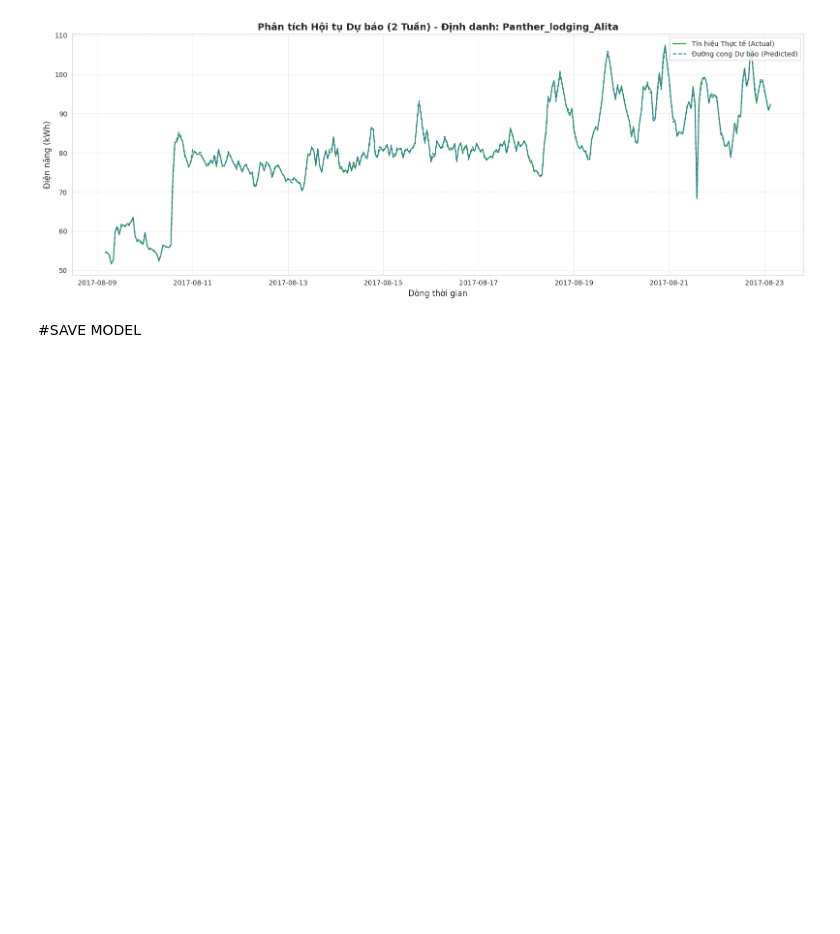
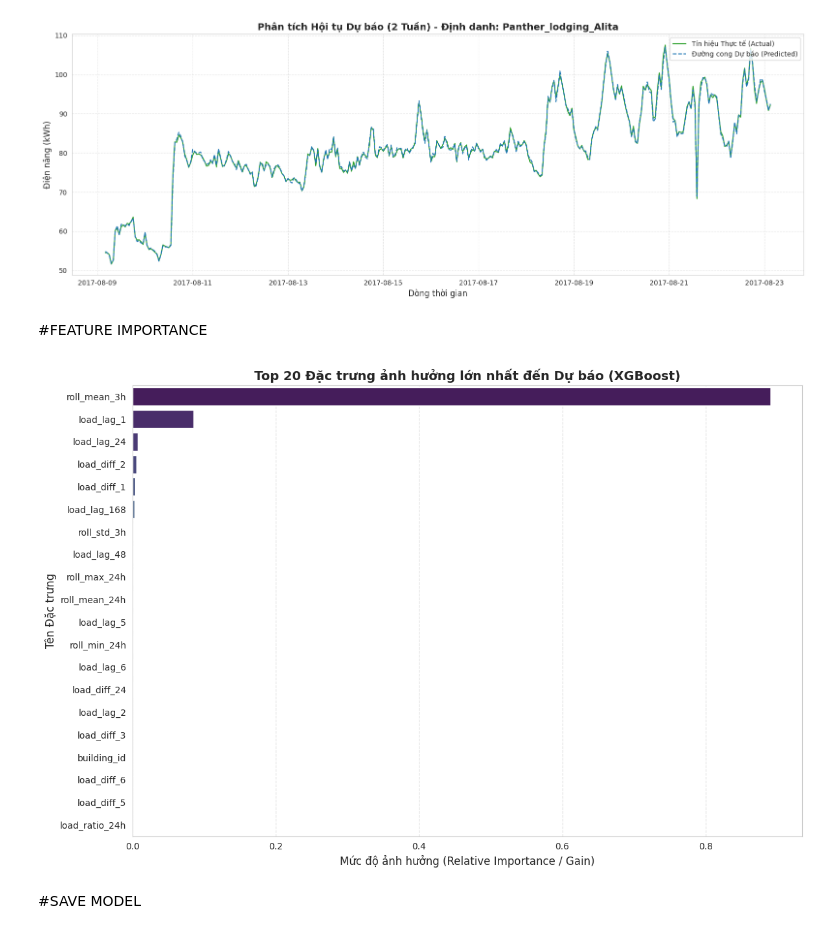
Before and after one commit to huyxuantruong1411/Energy-Anomaly-Detection, a Jupyter notebook: Code/Demo_XGBoost_5.ipynb, the cells around one changed output. Saved outputs shown, nothing was run; the diff lists cells and outputs as text; code cells hidden in the pictures; blank space fills up the shorter version.

Commit message:
add feature importance

```diff
--- a/Code/Demo_XGBoost_5.ipynb
+++ b/Code/Demo_XGBoost_5.ipynb
@@ -430,6 +430,39 @@ plt.tight_layout()
 plt.show()
 # %% [output]
 [figure]
+# %% [markdown]
+#FEATURE IMPORTANCE
+# %%
+# Lấy độ quan trọng của các đặc trưng từ mô hình XGBoost đã huấn luyện
+importances = final_model.feature_importances_
+
+# Tạo DataFrame để dễ dàng sắp xếp và trực quan hóa
+feature_importance_df = pd.DataFrame({
+    'Feature': features,
+    'Importance': importances
+})
+# %%
+# Sắp xếp giảm dần và lấy Top 20 đặc trưng quan trọng nhất
+top_n = 20
+feature_importance_df = feature_importance_df.sort_values(by='Importance', ascending=False).head(top_n)
+# %%
+# Trực quan hóa bằng Seaborn
+plt.figure(figsize=(12, 8))
+sns.barplot(
+    x='Importance',
+    y='Feature',
+    data=feature_importance_df,
+    palette='viridis'
+)
+
+plt.title(f'Top {top_n} Đặc trưng ảnh hưởng lớn nhất đến Dự báo (XGBoost)', fontsize=14, fontweight='bold')
+plt.xlabel('Mức độ ảnh hưởng (Relative Importance / Gain)', fontsize=12)
+plt.ylabel('Tên Đặc trưng', fontsize=12)
+plt.grid(axis='x', linestyle='--', alpha=0.7)
+plt.tight_layout()
+plt.show()
+# %% [output]
+[figure, added]
 # %% [markdown]
 #SAVE MODEL
 # %%
```
